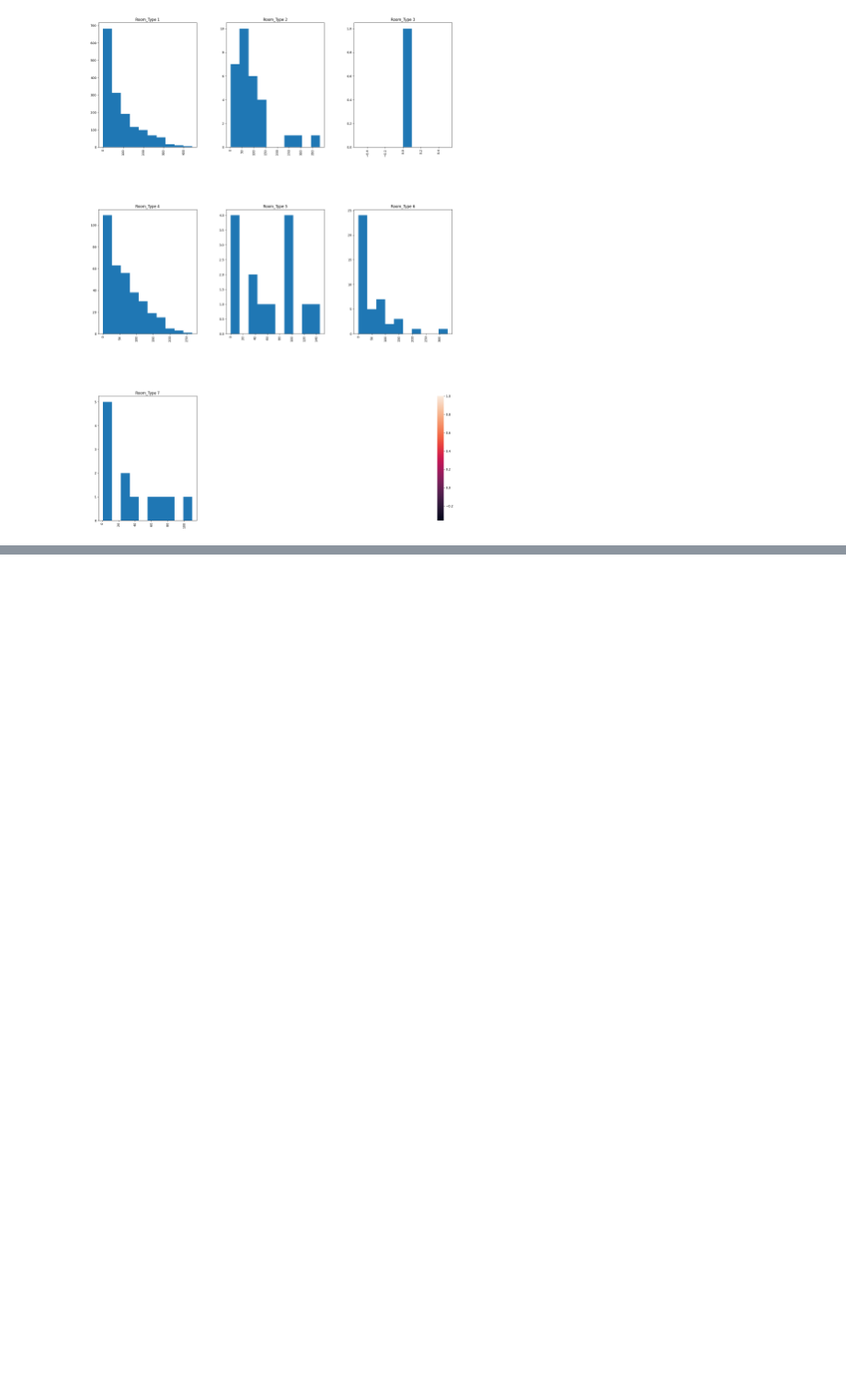
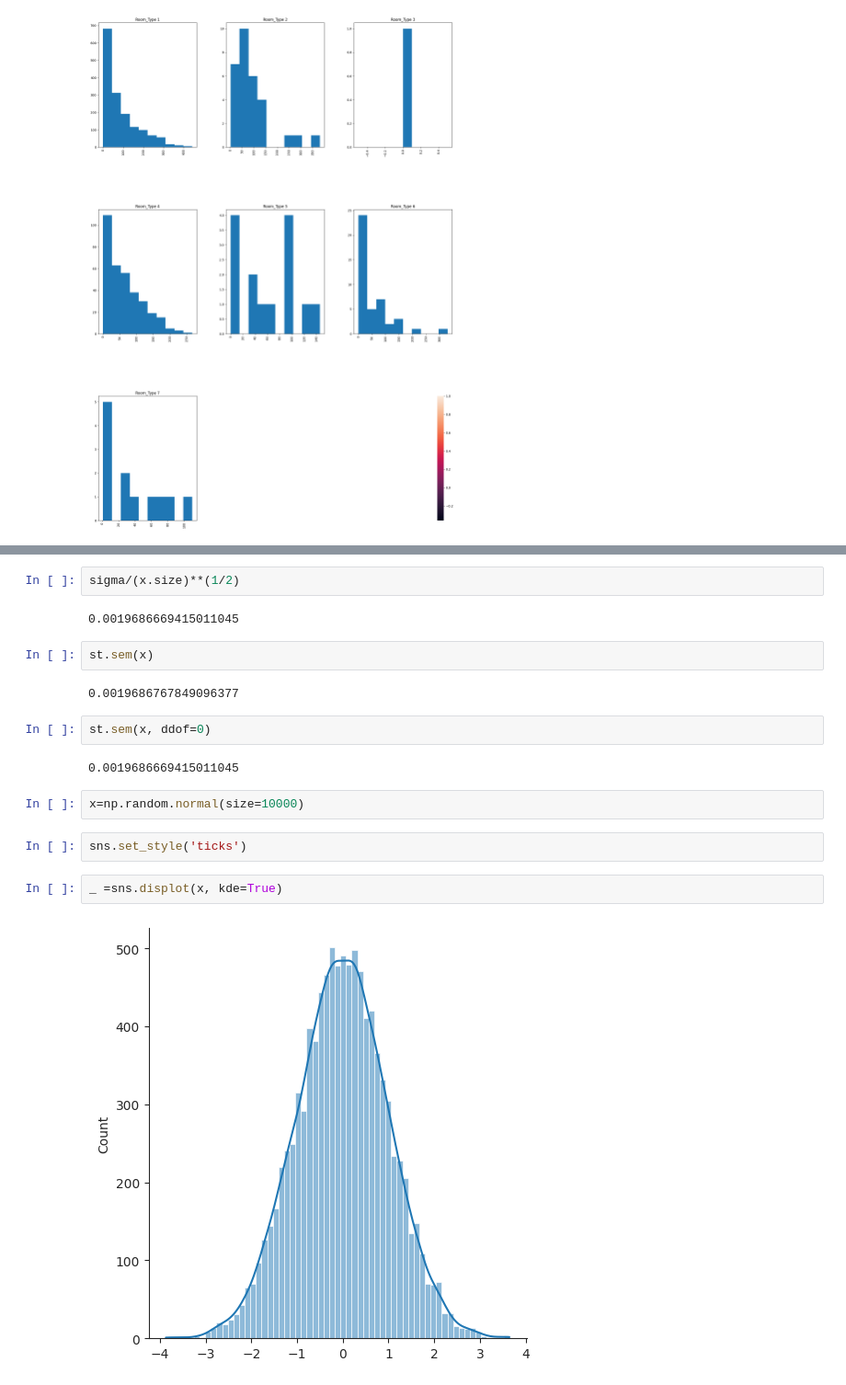
Before and after one commit to am5nj/Hotel-reservations-, a Jupyter notebook: hotel_reservtion.ipynb, the cells around one changed output, grey strips where cells are left out. Shown at 92% size. Drawn from its saved outputs; the diff is of its cells as text; blank space fills up the shorter version.

```diff
--- a/hotel_reservtion.ipynb
+++ b/hotel_reservtion.ipynb
@@ -151,0 +178,20 @@ x.var()
+# %%
+sigma/(x.size)**(1/2)
+# %% [output]
+0.0019686669415011045
+# %%
+st.sem(x)
+# %% [output]
+0.0019686767849096377
+# %%
+st.sem(x, ddof=0)
+# %% [output]
+0.0019686669415011045
+# %%
+x=np.random.normal(size=10000)
+# %%
+sns.set_style('ticks')
+# %%
+_ =sns.displot(x, kde=True)
+# %% [output]
+[figure, added]
```
Also changed, not shown: parts of 11 cells of this notebook.
